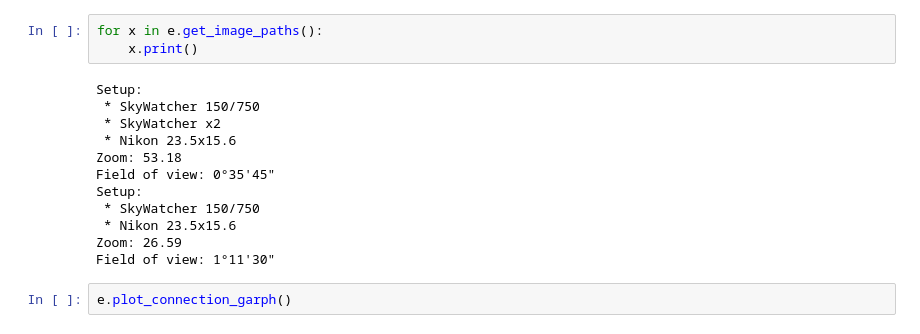
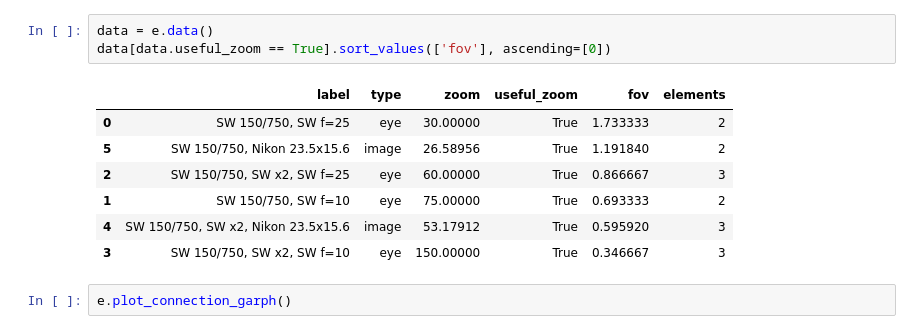
Before and after one commit to pozar87/apts, a Jupyter notebook: Test.ipynb, the cells around one changed output. Drawn from its saved outputs; the diff is of its cells as text.

```diff
--- a/Test.ipynb
+++ b/Test.ipynb
@@ -56,18 +22,14 @@ Field of view: 0°20'48"
-# %%
-for x in e.get_image_paths():
-    x.print()
-# %% [output]
-Setup:
- * SkyWatcher 150/750
- * SkyWatcher x2
- * Nikon 23.5x15.6
-Zoom: 53.18
-Field of view: 0°35'45"
-Setup:
- * SkyWatcher 150/750
- * Nikon 23.5x15.6
-Zoom: 26.59
-Field of view: 1°11'30"
+# %%
+data = e.data()
+data[data.useful_zoom == True].sort_values(['fov'], ascending=[0])
+# %% [output]
+|  | label | type | zoom | useful_zoom | fov | elements |
+| 0 | SW 150/750, SW f=25 | eye | 30.00000 | True | 1.733333 | 2 |
+| 5 | SW 150/750, Nikon 23.5x15.6 | image | 26.58956 | True | 1.191840 | 2 |
+| 2 | SW 150/750, SW x2, SW f=25 | eye | 60.00000 | True | 0.866667 | 3 |
+| 1 | SW 150/750, SW f=10 | eye | 75.00000 | True | 0.693333 | 2 |
+| 4 | SW 150/750, SW x2, Nikon 23.5x15.6 | image | 53.17912 | True | 0.595920 | 3 |
+| 3 | SW 150/750, SW x2, SW f=10 | eye | 150.00000 | True | 0.346667 | 3 |
 # %%
 e.plot_connection_garph()
 # %% [output]
```
Also changed, not shown: parts of 7 cells of this notebook, 12 other files.
